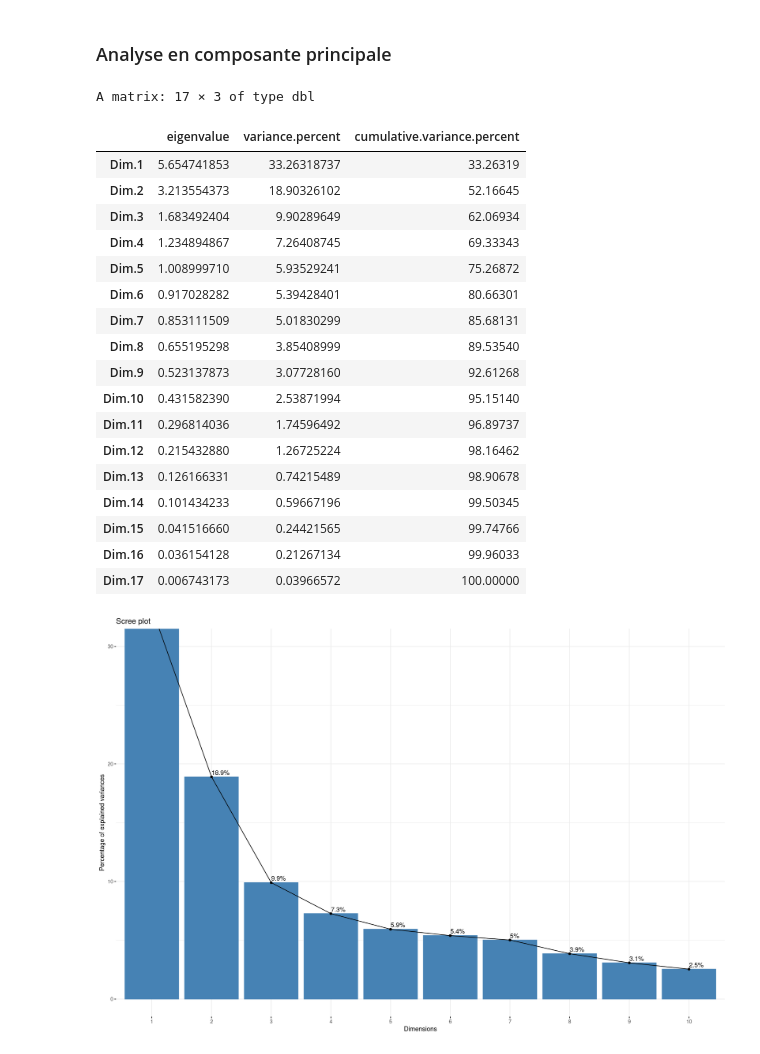
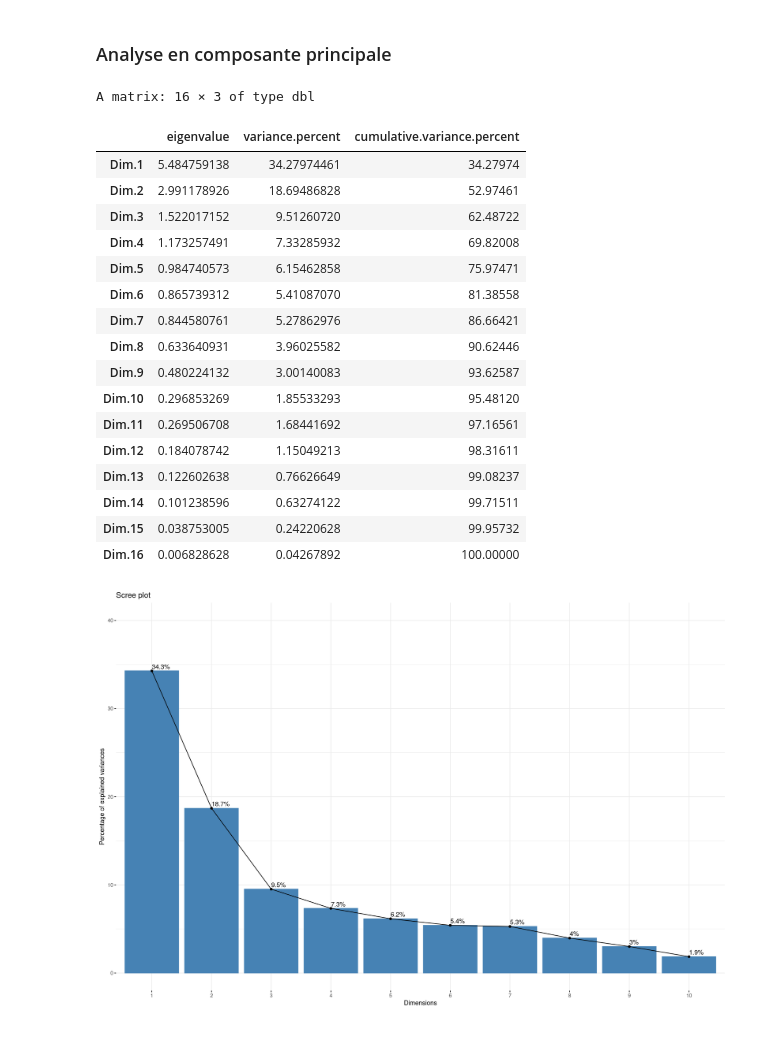
Before and after one commit to Mathilde-Mrs/Projet_machine_learning, a Jupyter notebook: notebook_R.ipynb, the cells around one changed output. Drawn from its saved outputs; the diff is of its cells as text; code cells hidden in the pictures.

```diff
--- a/notebook_R.ipynb
+++ b/notebook_R.ipynb
@@ -470,33 +560,34 @@ for (i in 3:length(names(complete_energy))) {
 # %% [markdown]
 ## Question 7
+# %%
+complete_energy = complete_energy[-c(3)]
 # %% [markdown]
 ### Analyse en composante principale
 # %%
 energy_pca = scale(complete_energy[,-c(1,2)], center = TRUE, scale = TRUE)
 # %%
-resultat_pca = PCA(energy_pca)
+resultat_pca = PCA(energy_pca,ncp = 17)
 get_eig(resultat_pca)
 # %% [output]
-A matrix: 17 × 3 of type dbl
+A matrix: 16 × 3 of type dbl
 |  | eigenvalue | variance.percent | cumulative.variance.percent |
-| Dim.1 | 5.654741853 | 33.26318737 | 33.26319 |
-| Dim.2 | 3.213554373 | 18.90326102 | 52.16645 |
-| Dim.3 | 1.683492404 | 9.90289649 | 62.06934 |
-| Dim.4 | 1.234894867 | 7.26408745 | 69.33343 |
-| Dim.5 | 1.008999710 | 5.93529241 | 75.26872 |
-| Dim.6 | 0.917028282 | 5.39428401 | 80.66301 |
-| Dim.7 | 0.853111509 | 5.01830299 | 85.68131 |
-| Dim.8 | 0.655195298 | 3.85408999 | 89.53540 |
-| Dim.9 | 0.523137873 | 3.07728160 | 92.61268 |
-| Dim.10 | 0.431582390 | 2.53871994 | 95.15140 |
-| Dim.11 | 0.296814036 | 1.74596492 | 96.89737 |
-| Dim.12 | 0.215432880 | 1.26725224 | 98.16462 |
-| Dim.13 | 0.126166331 | 0.74215489 | 98.90678 |
-| Dim.14 | 0.101434233 | 0.59667196 | 99.50345 |
-| Dim.15 | 0.041516660 | 0.24421565 | 99.74766 |
-| Dim.16 | 0.036154128 | 0.21267134 | 99.96033 |
-| Dim.17 | 0.006743173 | 0.03966572 | 100.00000 |
+| Dim.1 | 5.484759138 | 34.27974461 | 34.27974 |
+| Dim.2 | 2.991178926 | 18.69486828 | 52.97461 |
+| Dim.3 | 1.522017152 | 9.51260720 | 62.48722 |
+| Dim.4 | 1.173257491 | 7.33285932 | 69.82008 |
+| Dim.5 | 0.984740573 | 6.15462858 | 75.97471 |
+| Dim.6 | 0.865739312 | 5.41087070 | 81.38558 |
+| Dim.7 | 0.844580761 | 5.27862976 | 86.66421 |
+| Dim.8 | 0.633640931 | 3.96025582 | 90.62446 |
+| Dim.9 | 0.480224132 | 3.00140083 | 93.62587 |
+| Dim.10 | 0.296853269 | 1.85533293 | 95.48120 |
+| Dim.11 | 0.269506708 | 1.68441692 | 97.16561 |
+| Dim.12 | 0.184078742 | 1.15049213 | 98.31611 |
+| Dim.13 | 0.122602638 | 0.76626649 | 99.08237 |
+| Dim.14 | 0.101238596 | 0.63274122 | 99.71511 |
+| Dim.15 | 0.038753005 | 0.24220628 | 99.95732 |
+| Dim.16 | 0.006828628 | 0.04267892 | 100.00000 |
 # %%
-fviz_screeplot(resultat_pca, addlabels=TRUE, ylim=c(0,30))
+fviz_screeplot(resultat_pca, addlabels=TRUE, ylim=c(0,40))
 # %% [output]
-[figure, old version]
+[figure, new version]
```
Also changed, not shown: parts of 38 cells of this notebook.
